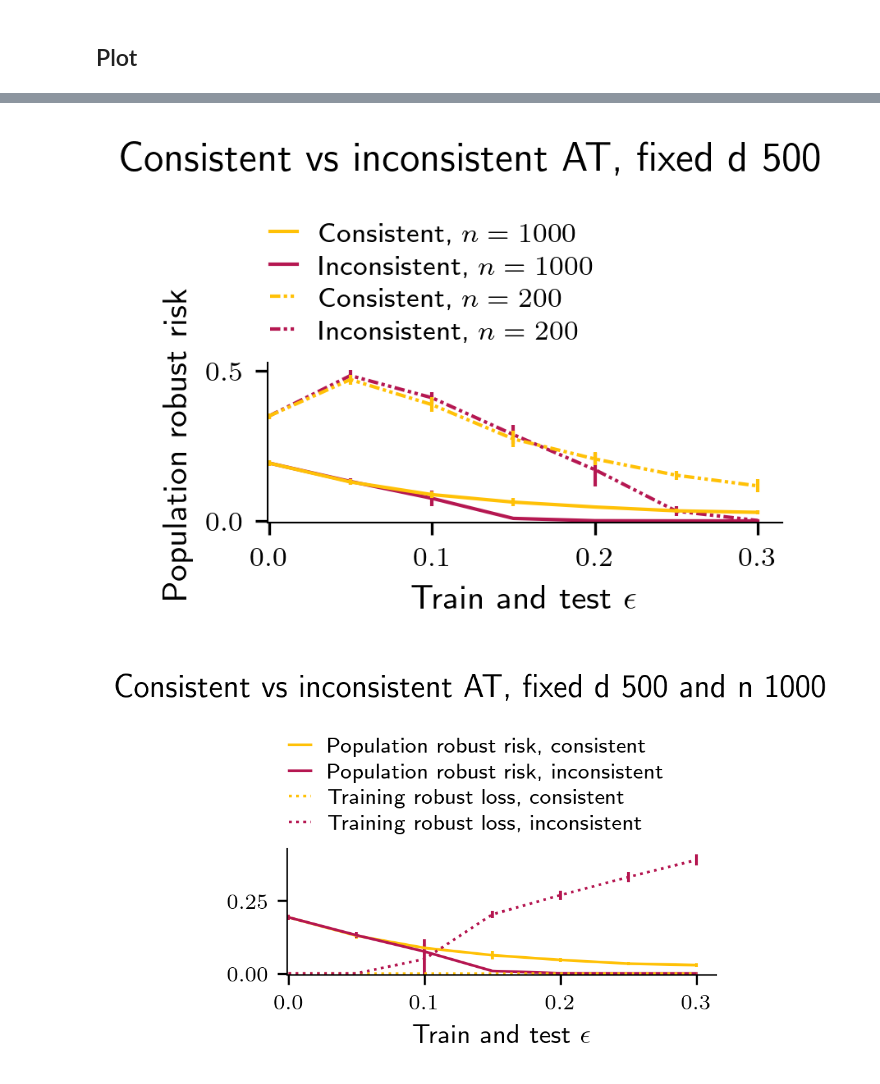
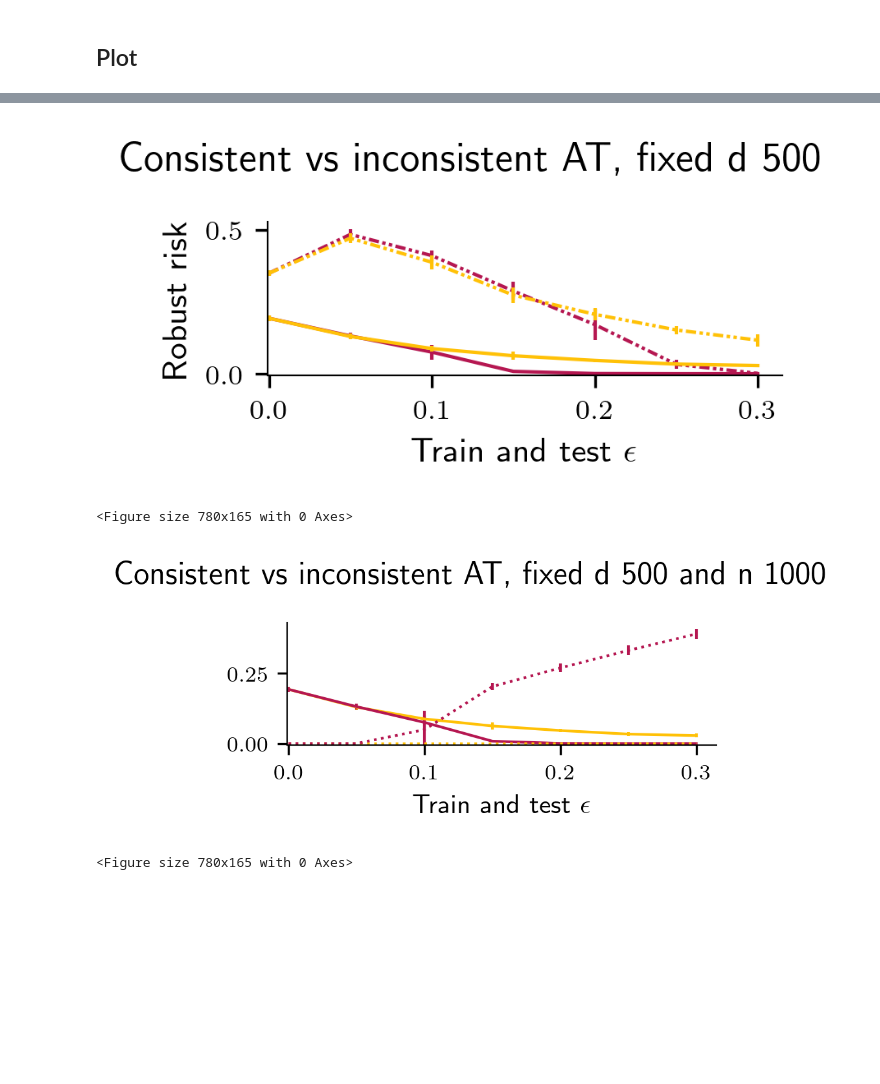
Before and after one commit to michaelaerni/interpolation_robustness, a Jupyter notebook: logistic_regression/consistent_vs_inconsistent/plots.ipynb, the cells around one changed output, grey strips where cells are left out. Cells and saved outputs as stored; diff of their text form; code cells hidden in the pictures; blank space fills up the shorter version.

```diff
--- a/logistic_regression/consistent_vs_inconsistent/plots.ipynb
+++ b/logistic_regression/consistent_vs_inconsistent/plots.ipynb
@@ -36,8 +36,9 @@ sys.path.append(MODULE_DIR)
 %autoreload 2
 import interpolation_robustness as ir
 # %%
-FIGURE_SIZE = (2.6, 2.0)
+FIGURE_SIZE = (2.6, 1.4)
 LEGEND_FONT_SIZE = ir.plots.FONT_SIZE_SMALL_PT
+LEGEND_FIGURE_SIZE = (2.6, 0.55)
 
 ir.plots.setup_matplotlib(show_titles=SHOW_TITLES)
 # %%
@@ -189,43 +208,64 @@ eps_increase_inconsistent_runs = runs_eps_increase_agg[runs_eps_increase_agg['pa
 
 for num_samples, linestyle in num_samples_map.items():
     current_consistent_runs = eps_increase_consistent_runs[eps_increase_consistent_runs['params.data_num_train_samples'] == num_samples]
-    current_inconsistent_runs = eps_increase_inconsistent_runs[eps_increase_inconsistent_runs['params.data_num_train_samples'] == num_samples]
 
     ax.errorbar(
         current_consistent_runs['params.train_attack_epsilon'],
         current_consistent_runs[('metrics.true_robust_risk', 'mean')],
         yerr=current_consistent_runs[('metrics.true_robust_risk', 'std')],
-        label=fr'Consistent, $n = {num_samples}$',
+        label=fr'Cons., $n = {num_samples}$',
         c=f'C{robust_consistent_color_idx}',
         ls=linestyle,
         zorder=2
     )
+
+for num_samples, linestyle in num_samples_map.items():
+    current_inconsistent_runs = eps_increase_inconsistent_runs[eps_increase_inconsistent_runs['params.data_num_train_samples'] == num_samples]
+
     ax.errorbar(
         current_inconsistent_runs['params.train_attack_epsilon'],
         current_inconsistent_runs[('metrics.true_robust_risk', 'mean')],
         yerr=current_inconsistent_runs[('metrics.true_robust_risk', 'std')],
-        label=fr'Inconsistent, $n = {num_samples}$',
+        label=fr'Incons., $n = {num_samples}$',
         c=f'C{robust_inconsistent_color_idx}',
         ls=linestyle,
         zorder=1
     )
 
+
 ax.set_xlabel('Train and test $\epsilon$')
-ax.set_ylabel('Population robust risk')
+ax.set_ylabel('Robust risk')
 ax.set_ylim(bottom=-0.005)
 ax.set_xlim(left=-0.001)
-
-legend_loc = (0.0, 1.1)
-ir.plots.errorbar_legend(ax, fontsize=LEGEND_FONT_SIZE, loc=legend_loc)
 
 if SHOW_TITLES:
     fig.suptitle(f'Consistent vs inconsistent AT, fixed d {data_dim}')
 
 export_fig(fig, f'logreg_inconsistent_vs_consistent_eps_increase.pdf')
 
 plt.show()
 # %% [output]
-[figure, old version]
+[figure, new version]
+# %%
+# Legend
+legend_fig = plt.figure(figsize=LEGEND_FIGURE_SIZE)
+
+handles, labels = ax.get_legend_handles_labels()
+ir.plots.errorbar_legend(
+    legend_fig,
+    handles,
+    labels,
+    loc='center',
+    ncol=2,
+    mode='expand',
+    frameon=True,
+    fontsize=LEGEND_FONT_SIZE,
+    borderpad=0.5
+)
+
+export_fig(legend_fig, f'logreg_inconsistent_vs_consistent_eps_increase_legend.pdf')
+# %% [output]
+<Figure size 780x165 with 0 Axes>
 # %%
 fig, ax = plt.subplots(figsize=FIGURE_SIZE)
 
@@ -245,7 +285,7 @@ ax.errorbar(
     current_consistent_runs['params.train_attack_epsilon'],
     current_consistent_runs[('metrics.true_robust_risk', 'mean')],
     yerr=current_consistent_runs[('metrics.true_robust_risk', 'std')],
-    label=fr'Population robust risk, consistent',
+    label=fr'Robust risk, cons.',
     c=f'C{robust_consistent_color_idx}',
     ls=population_linestyle,
     zorder=2
@@ -254,7 +294,7 @@ ax.errorbar(
     current_inconsistent_runs['params.train_attack_epsilon'],
     current_inconsistent_runs[('metrics.true_robust_risk', 'mean')],
     yerr=current_inconsistent_runs[('metrics.true_robust_risk', 'std')],
-    label=fr'Population robust risk, inconsistent',
+    label=fr'Robust risk, incons.',
     c=f'C{robust_inconsistent_color_idx}',
     ls=population_linestyle,
     zorder=2
@@ -263,7 +303,7 @@ ax.errorbar(
     current_consistent_runs['params.train_attack_epsilon'],
     current_consistent_runs[('metrics.training_loss', 'mean')],
     yerr=current_consistent_runs[('metrics.training_loss', 'std')],
-    label=fr'Training robust loss, consistent',
+    label=fr'Training loss, cons.',
     c=f'C{robust_consistent_color_idx}',
     ls=training_linestyle,
     zorder=2
@@ -272,7 +312,7 @@ ax.errorbar(
     current_inconsistent_runs['params.train_attack_epsilon'],
     current_inconsistent_runs[('metrics.training_loss', 'mean')],
     yerr=current_inconsistent_runs[('metrics.training_loss', 'std')],
-    label=fr'Training robust loss, inconsistent',
+    label=fr'Training loss, incons.',
     c=f'C{robust_inconsistent_color_idx}',
     ls=training_linestyle,
     zorder=2
@@ -282,9 +322,6 @@ ax.set_xlabel('Train and test $\epsilon$')
 ax.set_ylim(bottom=-0.005)
 ax.set_xlim(left=-0.001)
 
-legend_loc = (0.0, 1.1)
-ir.plots.errorbar_legend(ax, fontsize=LEGEND_FONT_SIZE, loc=legend_loc)
-
 if SHOW_TITLES:
     fig.suptitle(f'Consistent vs inconsistent AT, fixed d {data_dim} and n {target_num_samples}')
 
@@ -292,4 +329,24 @@ export_fig(fig, f'logreg_inconsistent_vs_consistent_eps_increase_alt.pdf')
 
 plt.show()
 # %% [output]
-[figure, old version]
+[figure, new version]
+# %%
+# Legend
+legend_fig = plt.figure(figsize=LEGEND_FIGURE_SIZE)
+
+handles, labels = ax.get_legend_handles_labels()
+ir.plots.errorbar_legend(
+    legend_fig,
+    handles,
+    labels,
+    loc='center',
+    ncol=2,
+    mode='expand',
+    frameon=True,
+    fontsize=LEGEND_FONT_SIZE,
+    borderpad=0.5
+)
+
+export_fig(legend_fig, f'logreg_inconsistent_vs_consistent_eps_increase_alt_legend.pdf')
+# %% [output]
+<Figure size 780x165 with 0 Axes>
```
Also changed, not shown: parts of 3 cells of this notebook, 15 other files.
